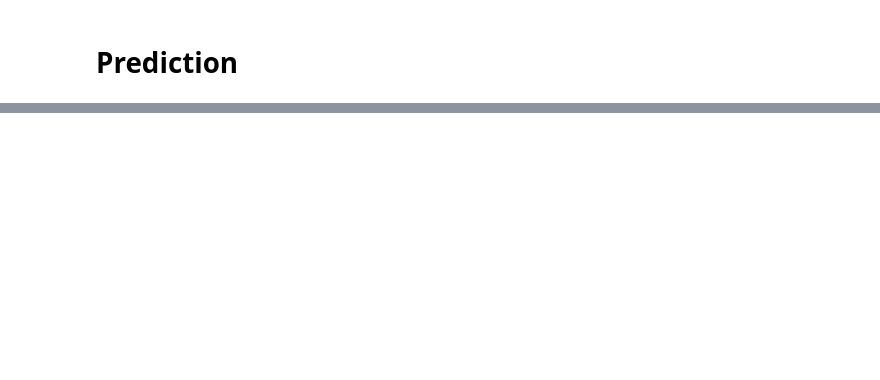
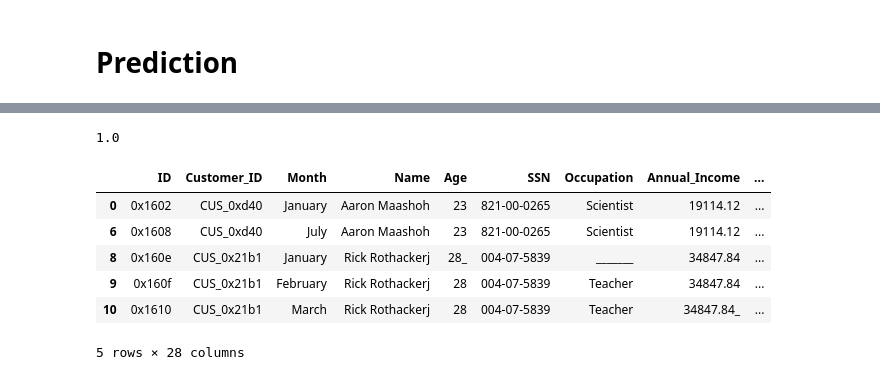
Before and after one commit to CSF0744/ECE225_final_project, a Jupyter notebook: final_project.ipynb, the cells around one changed output, grey strips where cells are left out. Cells and saved outputs as stored; diff of their text form; code cells hidden in the pictures; blank space fills up the shorter version.

```diff
--- a/final_project.ipynb
+++ b/final_project.ipynb
@@ -396,0 +548,14 @@ print(clean_data)
+# %%
+print(model.oob_score_)
+# %% [output]
+1.0
+# %%
+train_df.head()
+# %% [output]
+|  | ID | Customer_ID | Month | Name | Age | SSN | Occupation | Annual_Income | ... |
+| 0 | 0x1602 | CUS_0xd40 | January | Aaron Maashoh | 23 | 821-00-0265 | Scientist | 19114.12 | ... |
+| 6 | 0x1608 | CUS_0xd40 | July | Aaron Maashoh | 23 | 821-00-0265 | Scientist | 19114.12 | ... |
+| 8 | 0x160e | CUS_0x21b1 | January | Rick Rothackerj | 28_ | 004-07-5839 | _______ | 34847.84 | ... |
+| 9 | 0x160f | CUS_0x21b1 | February | Rick Rothackerj | 28 | 004-07-5839 | Teacher | 34847.84 | ... |
+| 10 | 0x1610 | CUS_0x21b1 | March | Rick Rothackerj | 28 | 004-07-5839 | Teacher | 34847.84_ | ... |
+5 rows × 28 columns
```
Also changed, not shown: parts of 21 cells of this notebook.
